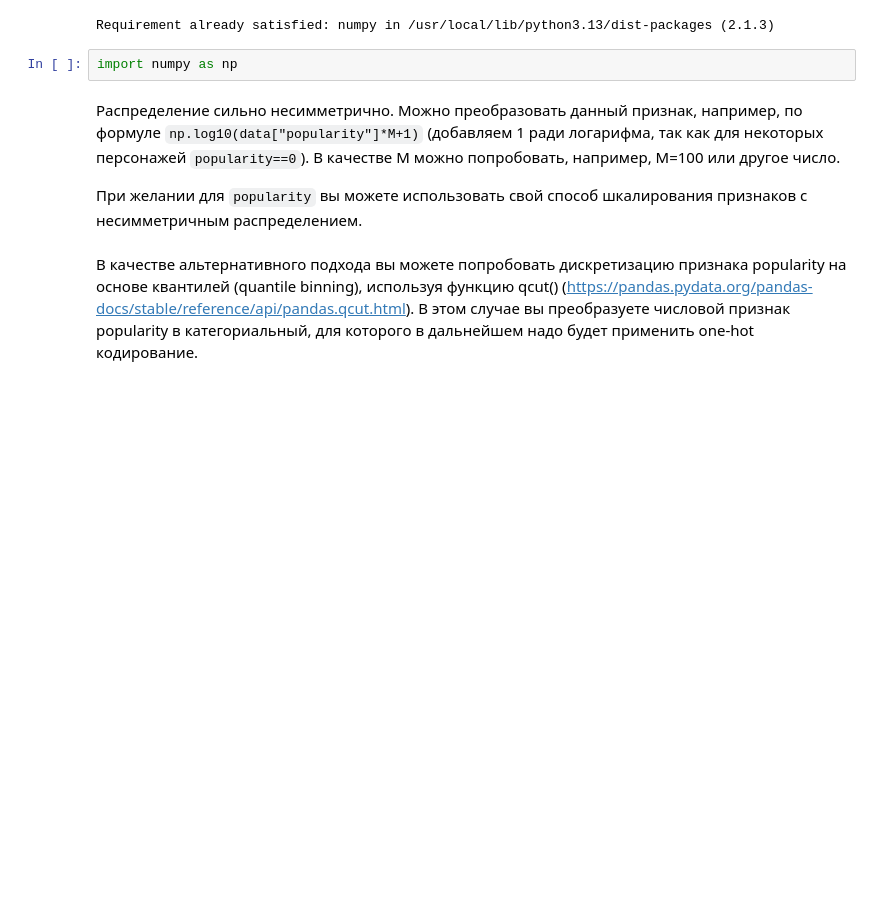
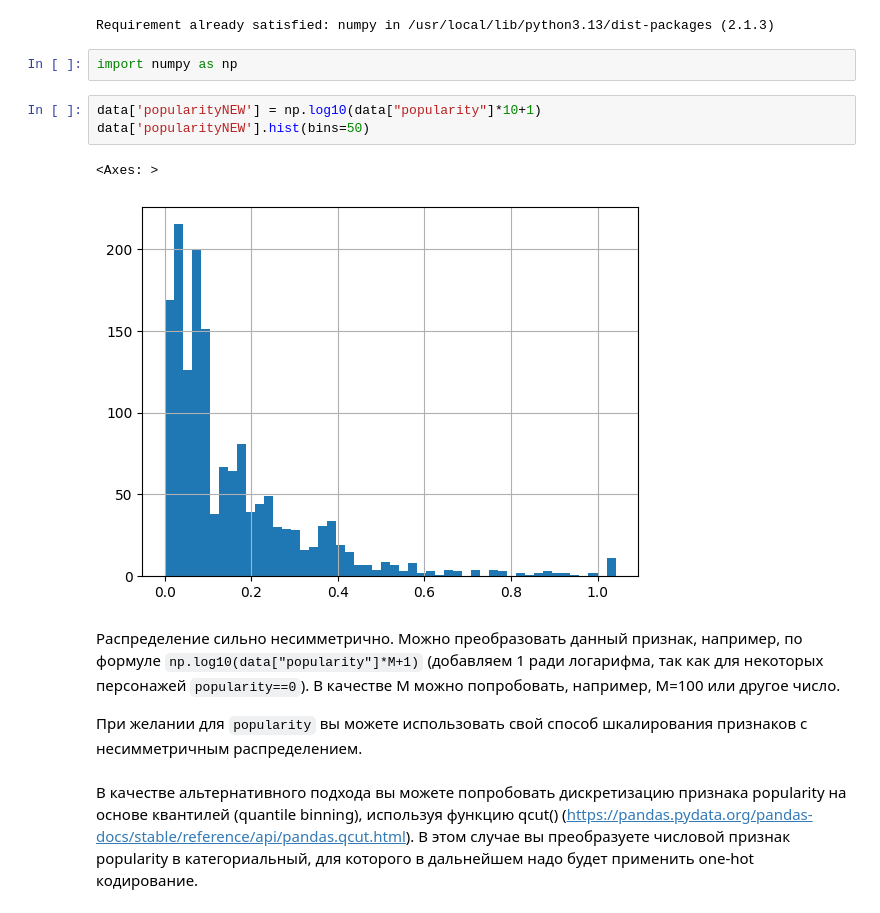
Before and after one commit to Yarkat/ML, a Jupyter notebook: week_01_ml_intro/Homework/hw_1_game_of_thrones.ipynb, the cells around one changed output. Saved outputs shown, nothing was run; the diff lists cells and outputs as text; blank space fills up the shorter version.

```diff
--- a/week_01_ml_intro/Homework/hw_1_game_of_thrones.ipynb
+++ b/week_01_ml_intro/Homework/hw_1_game_of_thrones.ipynb
@@ -232,6 +232,12 @@ dtype: float64
 Requirement already satisfied: numpy in /usr/local/lib/python3.13/dist-packages (2.1.3)
 # %%
 import numpy as np
+# %%
+data['popularityNEW'] = np.log10(data["popularity"]*10+1)
+data['popularityNEW'].hist(bins=50)
+# %% [output]
+<Axes: >
+[figure, added]
 # %% [markdown]
 Распределение сильно несимметрично. Можно преобразовать данный признак, например, по формуле `np.log10(data["popularity"]*M+1)` (добавляем 1 ради логарифма, так как для некоторых персонажей `popularity==0`). В качестве M можно попробовать, например, M=100 или другое число.
 
```
Also changed, not shown: parts of 1 cell of this notebook.
